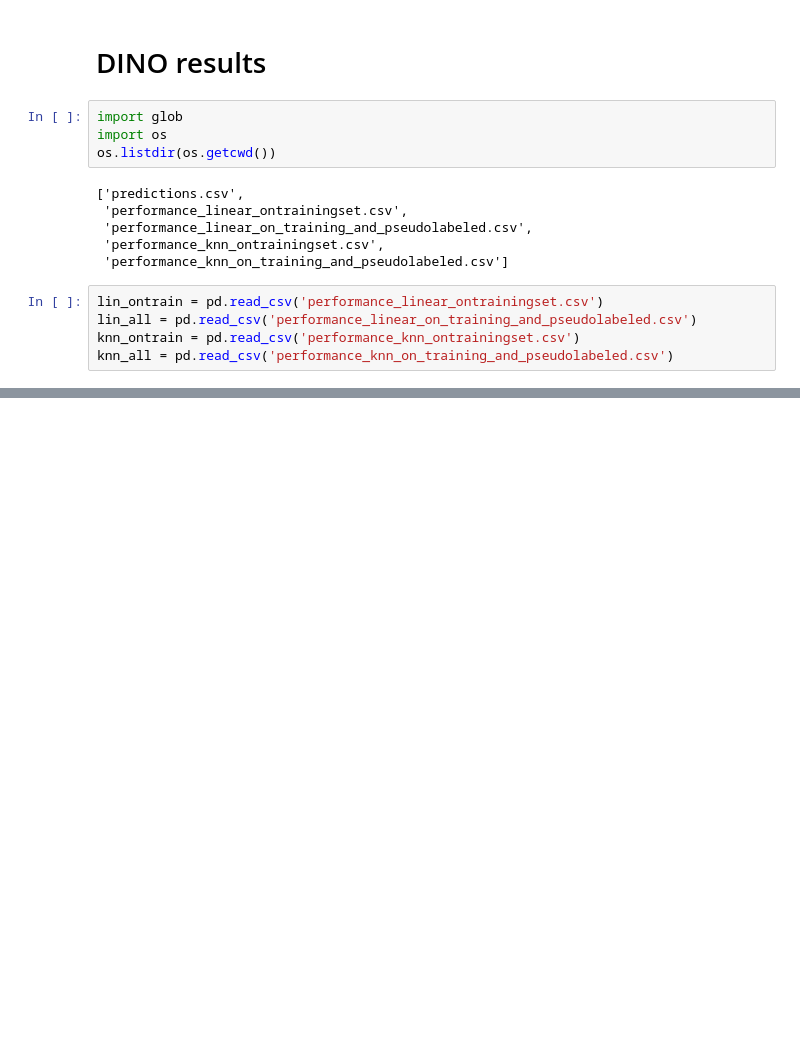
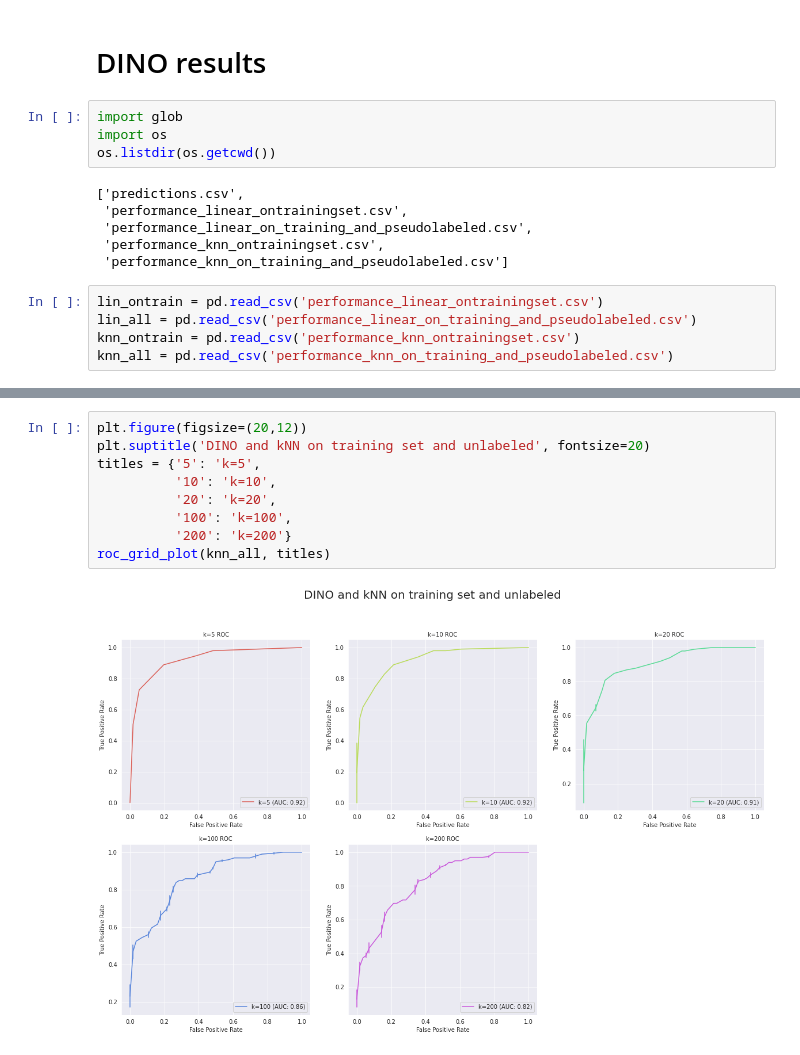
Before and after one commit to giollimirgia/litter_thesis, a Jupyter notebook: code/plots.ipynb, the cells around one changed output, grey strips where cells are left out. Cells and saved outputs as stored; diff of their text form; blank space fills up the shorter version.

```diff
--- a/code/plots.ipynb
+++ b/code/plots.ipynb
@@ -206,0 +252,11 @@ plt.savefig("../code/figures/DINO_lin.png")
+# %%
+plt.figure(figsize=(20,12))
+plt.suptitle('DINO and kNN on training set and unlabeled', fontsize=20)
+titles = {'5': 'k=5',
+          '10': 'k=10',
+          '20': 'k=20',
+          '100': 'k=100',
+          '200': 'k=200'}
+roc_grid_plot(knn_all, titles)
+# %% [output]
+[figure, added]
```
Also changed, not shown: parts of 8 cells of this notebook.
